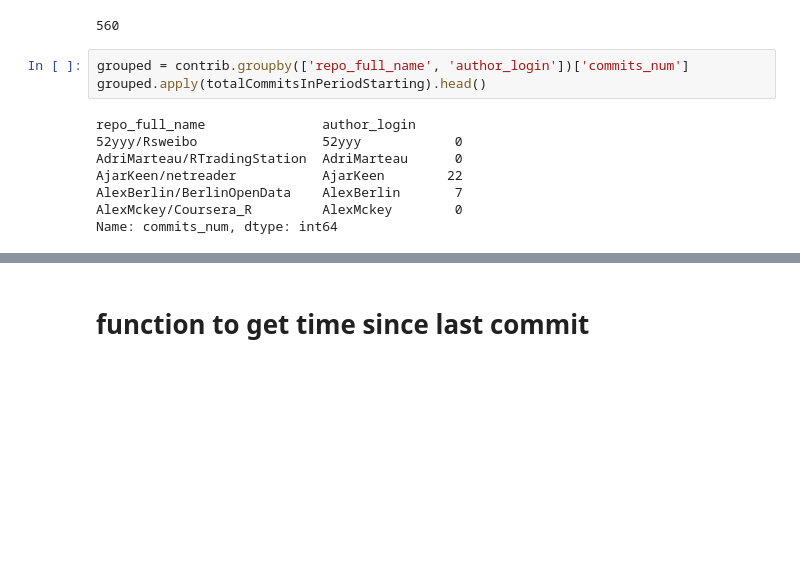
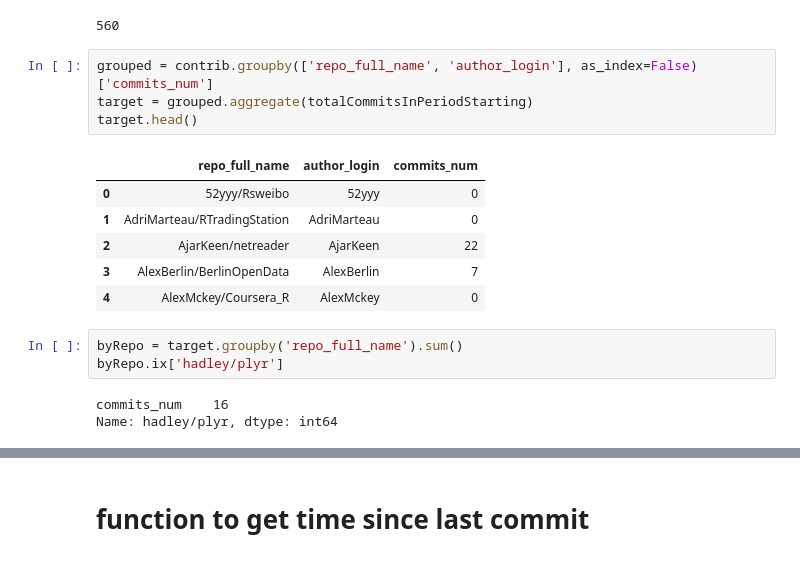
Before and after one commit to gauthamnair/repopulse, a Jupyter notebook: exploringFeatureMaking.ipynb, the cells around one changed output, grey strips where cells are left out. Drawn from its saved outputs; the diff is of its cells as text; blank space fills up the shorter version.

```diff
--- a/exploringFeatureMaking.ipynb
+++ b/exploringFeatureMaking.ipynb
@@ -272,13 +272,19 @@ totalCommitsInPeriodStarting(hadleyPlyr['commits_num'], daysIntoFuture=365*10).s
 # %% [output]
 560
 # %%
-grouped = contrib.groupby(['repo_full_name', 'author_login'])['commits_num']
-grouped.apply(totalCommitsInPeriodStarting).head()
+grouped = contrib.groupby(['repo_full_name', 'author_login'], as_index=False)['commits_num']
+target = grouped.aggregate(totalCommitsInPeriodStarting)
+target.head()
 # %% [output]
-repo_full_name               author_login
-52yyy/Rsweibo                52yyy            0
-AdriMarteau/RTradingStation  AdriMarteau      0
-AjarKeen/netreader           AjarKeen        22
-AlexBerlin/BerlinOpenData    AlexBerlin       7
-AlexMckey/Coursera_R         AlexMckey        0
-Name: commits_num, dtype: int64
+|  | repo_full_name | author_login | commits_num |
+| 0 | 52yyy/Rsweibo | 52yyy | 0 |
+| 1 | AdriMarteau/RTradingStation | AdriMarteau | 0 |
+| 2 | AjarKeen/netreader | AjarKeen | 22 |
+| 3 | AlexBerlin/BerlinOpenData | AlexBerlin | 7 |
+| 4 | AlexMckey/Coursera_R | AlexMckey | 0 |
+# %%
+byRepo = target.groupby('repo_full_name').sum()
+byRepo.ix['hadley/plyr']
+# %% [output]
+commits_num    16
+Name: hadley/plyr, dtype: int64
```
Also changed, not shown: parts of 5 cells of this notebook, 4 other files.
